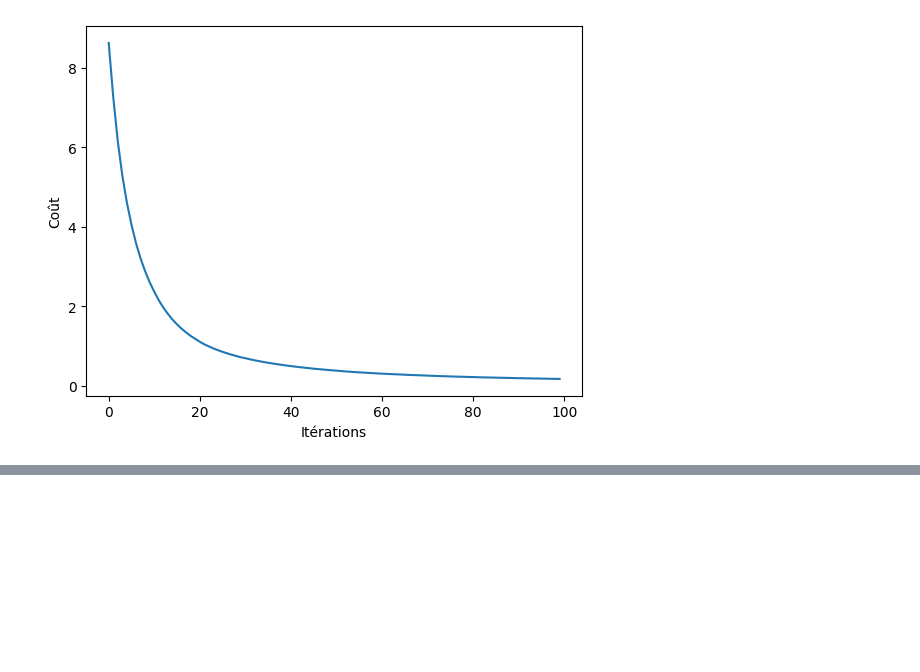
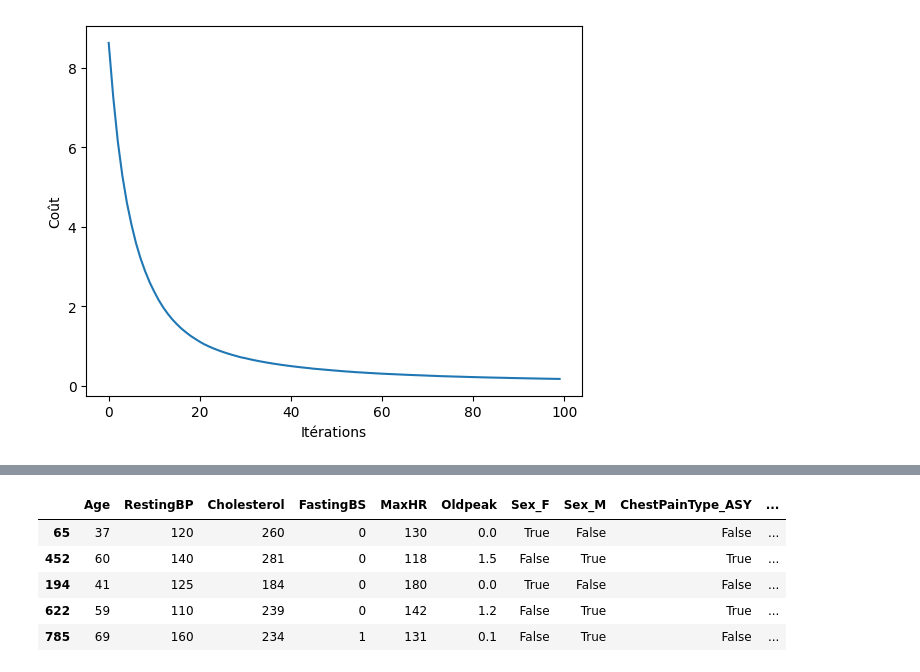
Before and after one commit to NassimAm/TP_XGBOOST, a Jupyter notebook: main.ipynb, the cells around one changed output, grey strips where cells are left out. Saved outputs shown, nothing was run; the diff lists cells and outputs as text; code cells hidden in the pictures; blank space fills up the shorter version.

```diff
--- a/main.ipynb
+++ b/main.ipynb
@@ -926,0 +933,5 @@ plt.show()
+# %%
+# Importation des données
+
+data = pd.read_csv("data/heart.csv")
+data.info()
@@ -926,0 +958,7 @@ plt.show()
+# %%
+# Diviser les données en X (caractéristiques explicatives) et Y (sortie)
+
+X = data.drop(columns=['HeartDisease'])
+Y = data['HeartDisease']
+
+X.head()
@@ -926,0 +972,18 @@ plt.show()
+# %%
+# diviser le dataset en dataset d'entrainement et dataset de test
+
+from sklearn.model_selection import train_test_split
+
+X_train, X_test, Y_train, Y_test = train_test_split(X, Y, test_size=0.1)
+
+# Performer un one hot encoding sur les variables qualitatives
+X_train_one_hot = pd.get_dummies(X_train)
+X_test_one_hot = pd.get_dummies(X_test)
+X_train_one_hot.head()
+# %% [output]
+|  | Age | RestingBP | Cholesterol | FastingBS | MaxHR | Oldpeak | Sex_F | Sex_M | ChestPainType_ASY | ... |
+| 65 | 37 | 120 | 260 | 0 | 130 | 0.0 | True | False | False | ... |
+| 452 | 60 | 140 | 281 | 0 | 118 | 1.5 | False | True | True | ... |
+| 194 | 41 | 125 | 184 | 0 | 180 | 0.0 | True | False | False | ... |
+| 622 | 59 | 110 | 239 | 0 | 142 | 1.2 | False | True | True | ... |
+| 785 | 69 | 160 | 234 | 1 | 131 | 0.1 | False | True | False | ... |
```
Also changed, not shown: parts of 11 cells of this notebook, 2 other files.
